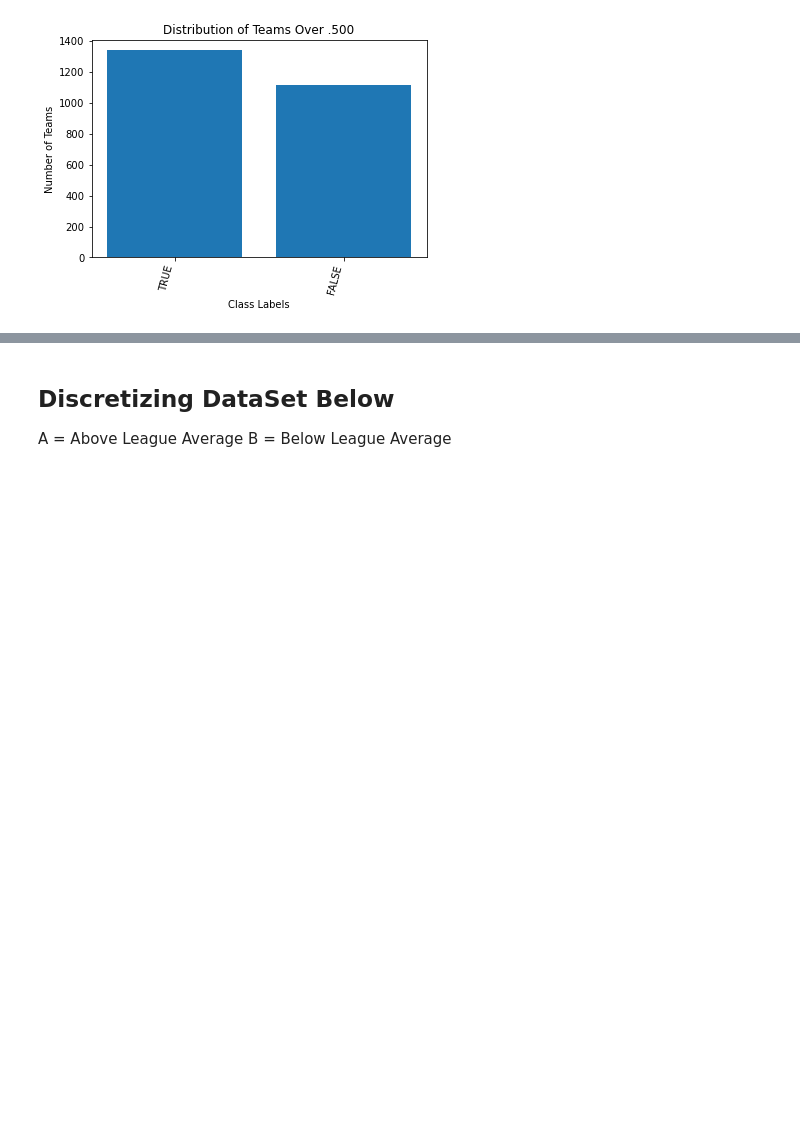
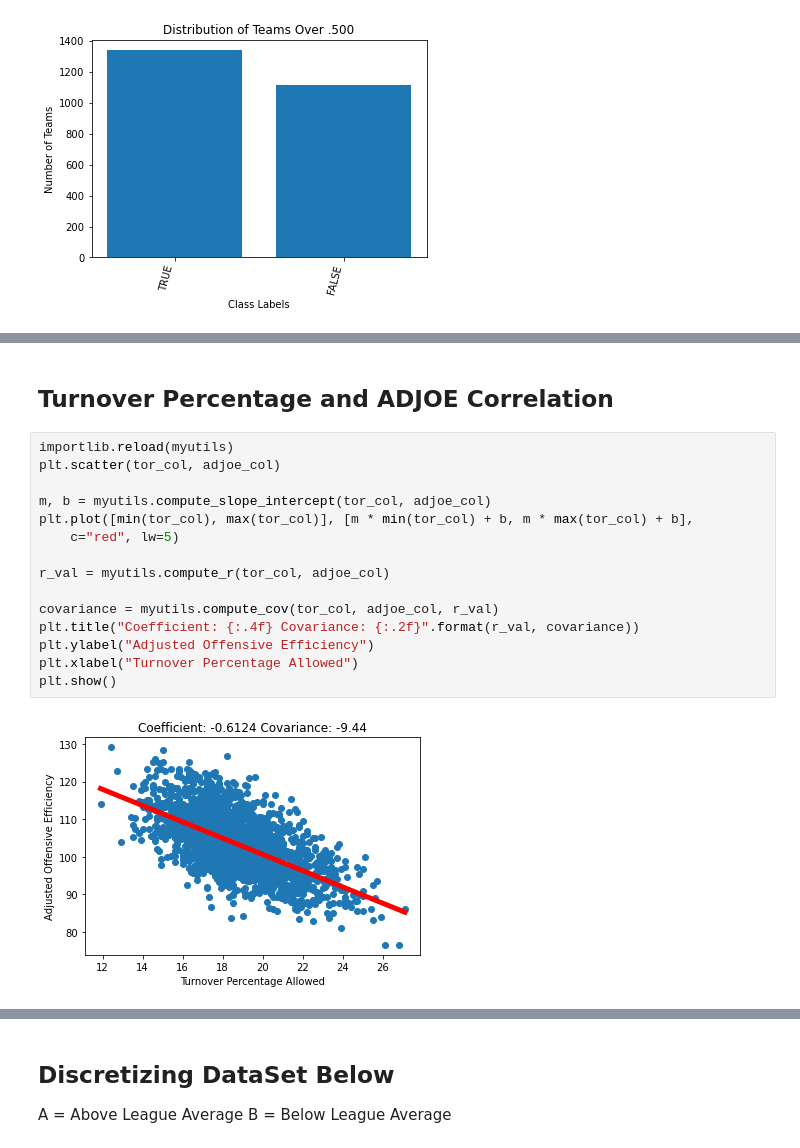
Before and after one commit to bkeeley3/CPSC322_Project_CBB, a Jupyter notebook: TechnicalReport.ipynb, the cells around one changed output, grey strips where cells are left out. Saved outputs shown, nothing was run; the diff lists cells and outputs as text; blank space fills up the shorter version.

```diff
--- a/TechnicalReport.ipynb
+++ b/TechnicalReport.ipynb
@@ -96,0 +160,19 @@ myutils.bar_chart(values, counts, "Class Labels", "Number of Teams", values, "Di
+# %% [markdown]
+## **Turnover Percentage and ADJOE Correlation**
+# %%
+importlib.reload(myutils)
+plt.scatter(tor_col, adjoe_col)
+
+m, b = myutils.compute_slope_intercept(tor_col, adjoe_col)
+plt.plot([min(tor_col), max(tor_col)], [m * min(tor_col) + b, m * max(tor_col) + b],
+    c="red", lw=5)
+
+r_val = myutils.compute_r(tor_col, adjoe_col)
+
+covariance = myutils.compute_cov(tor_col, adjoe_col, r_val)
+plt.title("Coefficient: {:.4f} Covariance: {:.2f}".format(r_val, covariance))
+plt.ylabel("Adjusted Offensive Efficiency")
+plt.xlabel("Turnover Percentage Allowed")
+plt.show()
+# %% [output]
+[figure, added]
```
Also changed, not shown: parts of 16 cells of this notebook, 1 other file.
